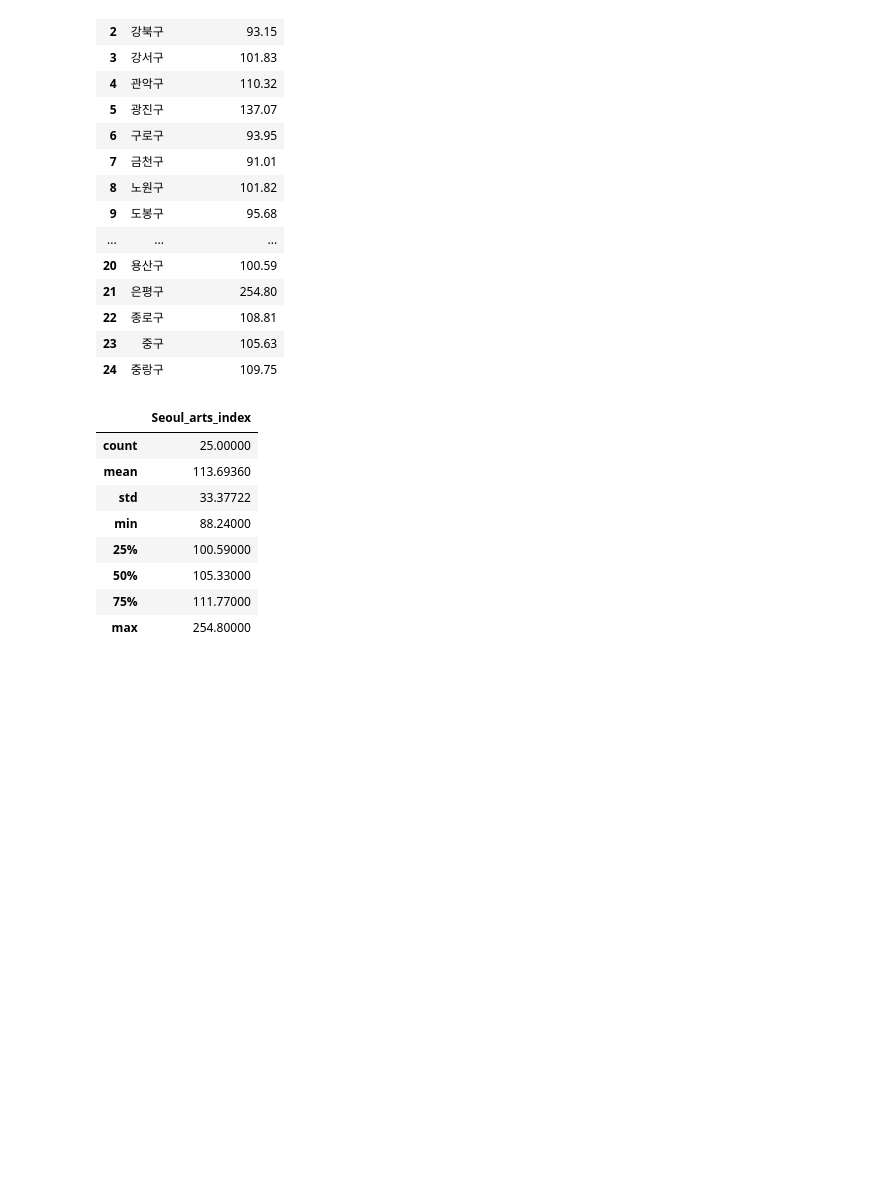
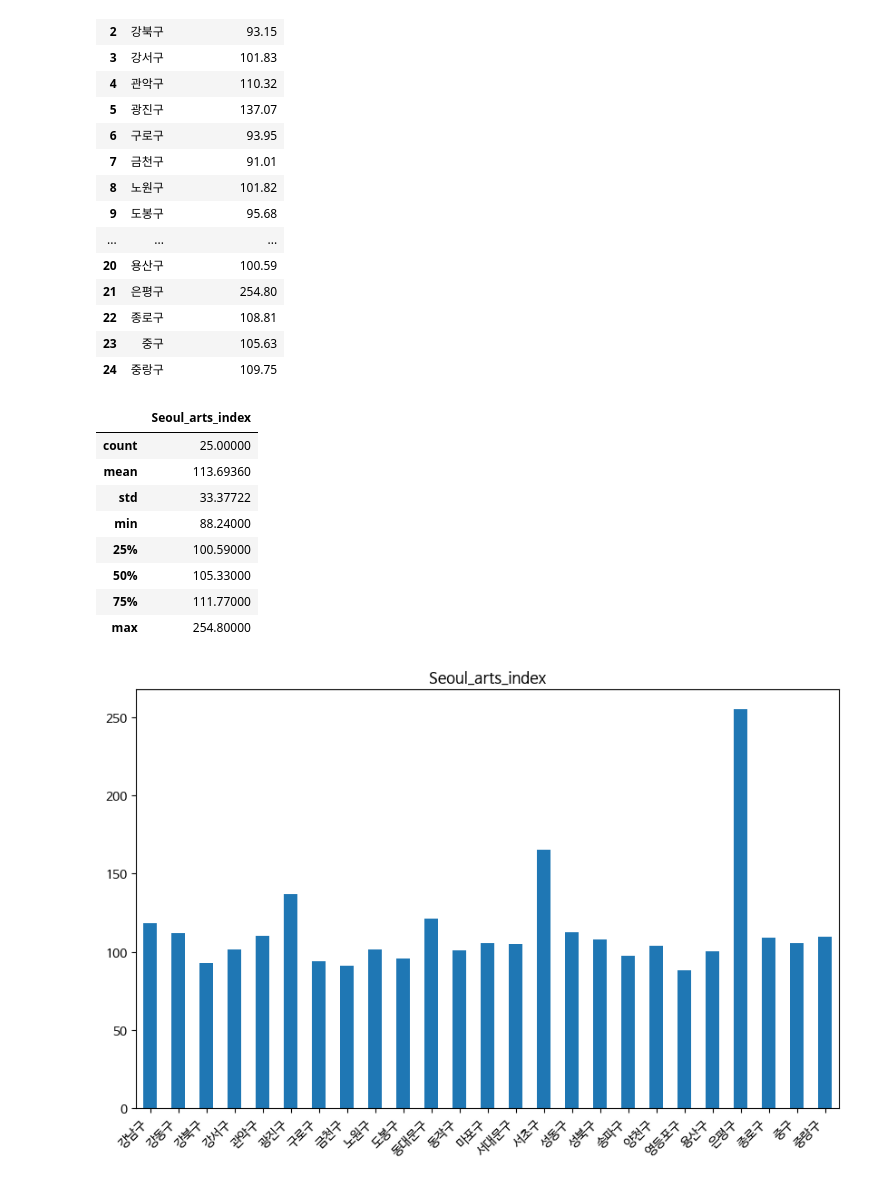
Before and after one commit to eunjuyummy/Arts_Pulse, a Jupyter notebook: data/seoul/the_final_index/Seoul_arts_index.ipynb, the cells around one changed output. Cells and saved outputs as stored; diff of their text form; code cells hidden in the pictures; blank space fills up the shorter version.

```diff
--- a/data/seoul/the_final_index/Seoul_arts_index.ipynb
+++ b/data/seoul/the_final_index/Seoul_arts_index.ipynb
@@ -180,5 +202,24 @@ summary
 | 50% | 105.33000 |
 | 75% | 111.77000 |
 | max | 254.80000 |
+# %%
+import matplotlib.pyplot as plt
+
+# 폰트 설정
+plt.rcParams['font.family'] = 'NanumBarunGothic'
+
+# 새로운 figure 생성 및 크기 설정
+plt.figure(figsize=(10, 6))  # 가로크기 10, 세로크기 6
+
+Seoul_arts_index['Seoul_arts_index'].plot(kind='bar')
+plt.title('Seoul_arts_index')
+
+# x축에 구별 이름 추가
+districts = ['강남구', '강동구', '강북구', '강서구', '관악구', '광진구', '구로구', '금천구', '노원구', '도봉구', '동대문구', '동작구', '마포구', '서대문구', '서초구', '성동구', '성북구', '송파구', '양천구', '영등포구', '용산구', '은평구', '종로구', '중구', '중랑구']
+plt.xticks(range(len(districts)), districts, rotation=45, ha='right')
+
+plt.show()
+# %% [output]
+[figure, added]
 # %%
 Seoul_arts_index.to_csv('Seoul_arts_index.csv', encoding='utf-8-sig', index=False)
```
Also changed, not shown: parts of 1 cell of this notebook.
